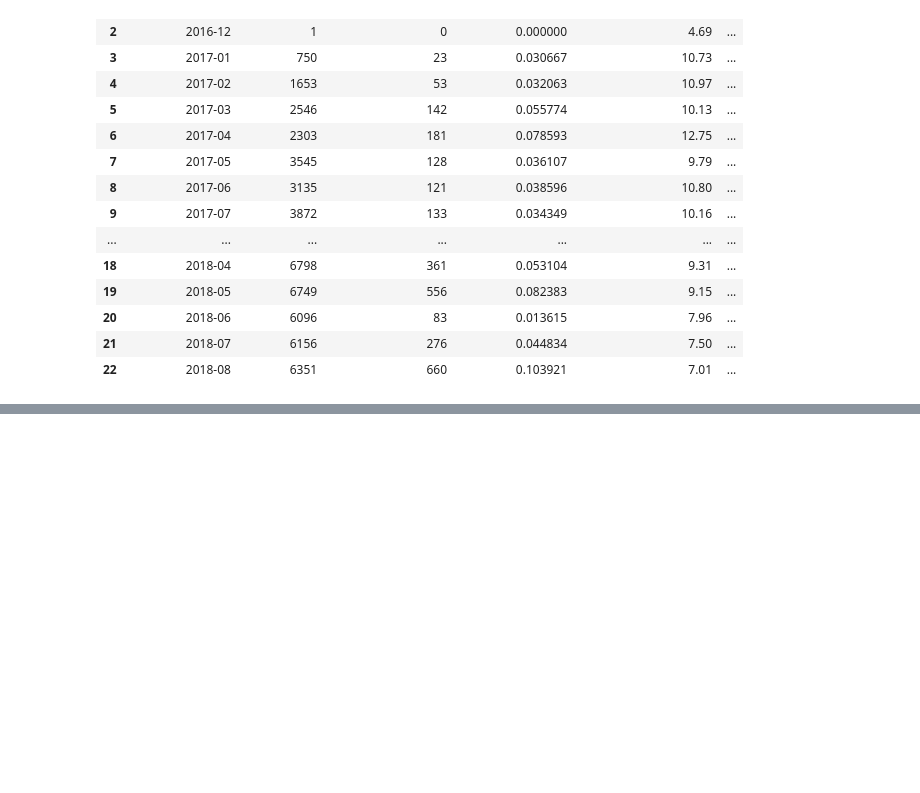
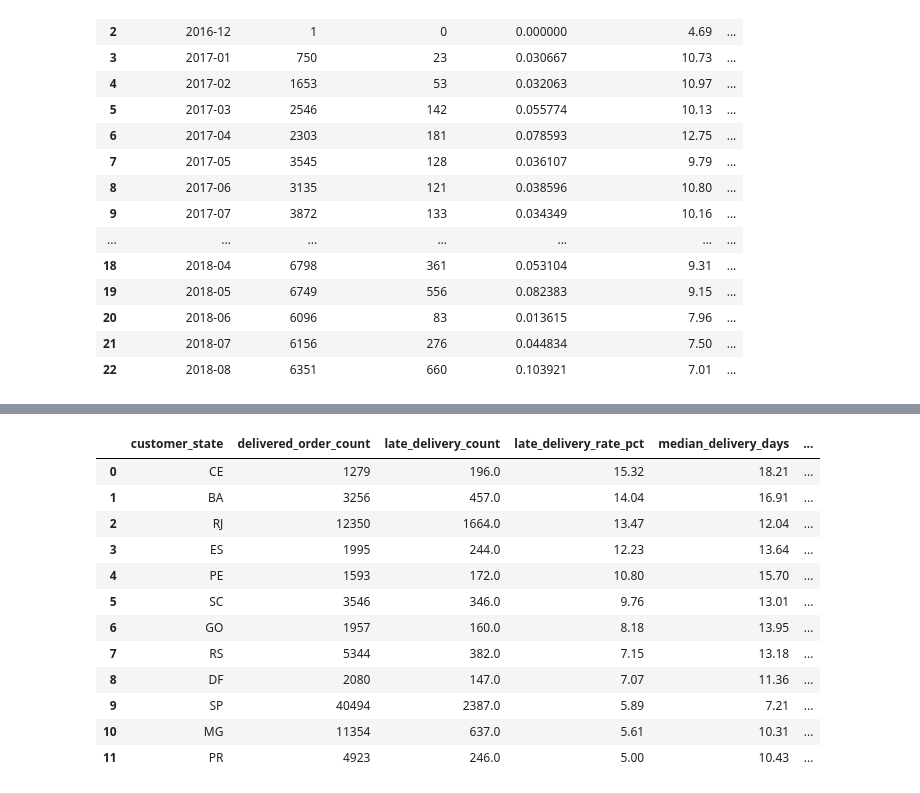
Before and after one commit to namitaramesh/ecommerce-delivery-reliability-analysis, a Jupyter notebook: notebooks/01_data_inventory.ipynb, the cells around one changed output, grey strips where cells are left out. Saved outputs shown, nothing was run; the diff lists cells and outputs as text; code cells hidden in the pictures; blank space fills up the shorter version.

```diff
--- a/notebooks/01_data_inventory.ipynb
+++ b/notebooks/01_data_inventory.ipynb
@@ -1152,0 +1337,70 @@ monthly_delivery_summary
+# %%
+state_sql_summary = con.execute(
+    """
+    WITH state_metrics AS (
+        SELECT
+            customer_state,
+
+            COUNT(*) AS delivered_order_count,
+
+            SUM(
+                CASE
+                    WHEN late_delivery THEN 1
+                    ELSE 0
+                END
+            ) AS late_delivery_count,
+
+            ROUND(
+                100.0 * AVG(
+                    CASE
+                        WHEN late_delivery THEN 1.0
+                        ELSE 0.0
+                    END
+                ),
+                2
+            ) AS late_delivery_rate_pct,
+
+            ROUND(
+                MEDIAN(delivery_days),
+                2
+            ) AS median_delivery_days
+
+        FROM delivery_orders
+
+        GROUP BY customer_state
+
+        HAVING COUNT(*) >= 1000
+    )
+
+    SELECT
+        customer_state,
+        delivered_order_count,
+        late_delivery_count,
+        late_delivery_rate_pct,
+        median_delivery_days,
+
+        DENSE_RANK() OVER (
+            ORDER BY late_delivery_rate_pct DESC
+        ) AS late_delivery_risk_rank
+
+    FROM state_metrics
+
+    ORDER BY late_delivery_risk_rank
+    """
+).df()
+
+state_sql_summary
+# %% [output]
+|  | customer_state | delivered_order_count | late_delivery_count | late_delivery_rate_pct | median_delivery_days | ... |
+| 0 | CE | 1279 | 196.0 | 15.32 | 18.21 | ... |
+| 1 | BA | 3256 | 457.0 | 14.04 | 16.91 | ... |
+| 2 | RJ | 12350 | 1664.0 | 13.47 | 12.04 | ... |
+| 3 | ES | 1995 | 244.0 | 12.23 | 13.64 | ... |
+| 4 | PE | 1593 | 172.0 | 10.80 | 15.70 | ... |
+| 5 | SC | 3546 | 346.0 | 9.76 | 13.01 | ... |
+| 6 | GO | 1957 | 160.0 | 8.18 | 13.95 | ... |
+| 7 | RS | 5344 | 382.0 | 7.15 | 13.18 | ... |
+| 8 | DF | 2080 | 147.0 | 7.07 | 11.36 | ... |
+| 9 | SP | 40494 | 2387.0 | 5.89 | 7.21 | ... |
+| 10 | MG | 11354 | 637.0 | 5.61 | 10.31 | ... |
+| 11 | PR | 4923 | 246.0 | 5.00 | 10.43 | ... |
```
Also changed, not shown: parts of 10 cells of this notebook, 5 other files.
